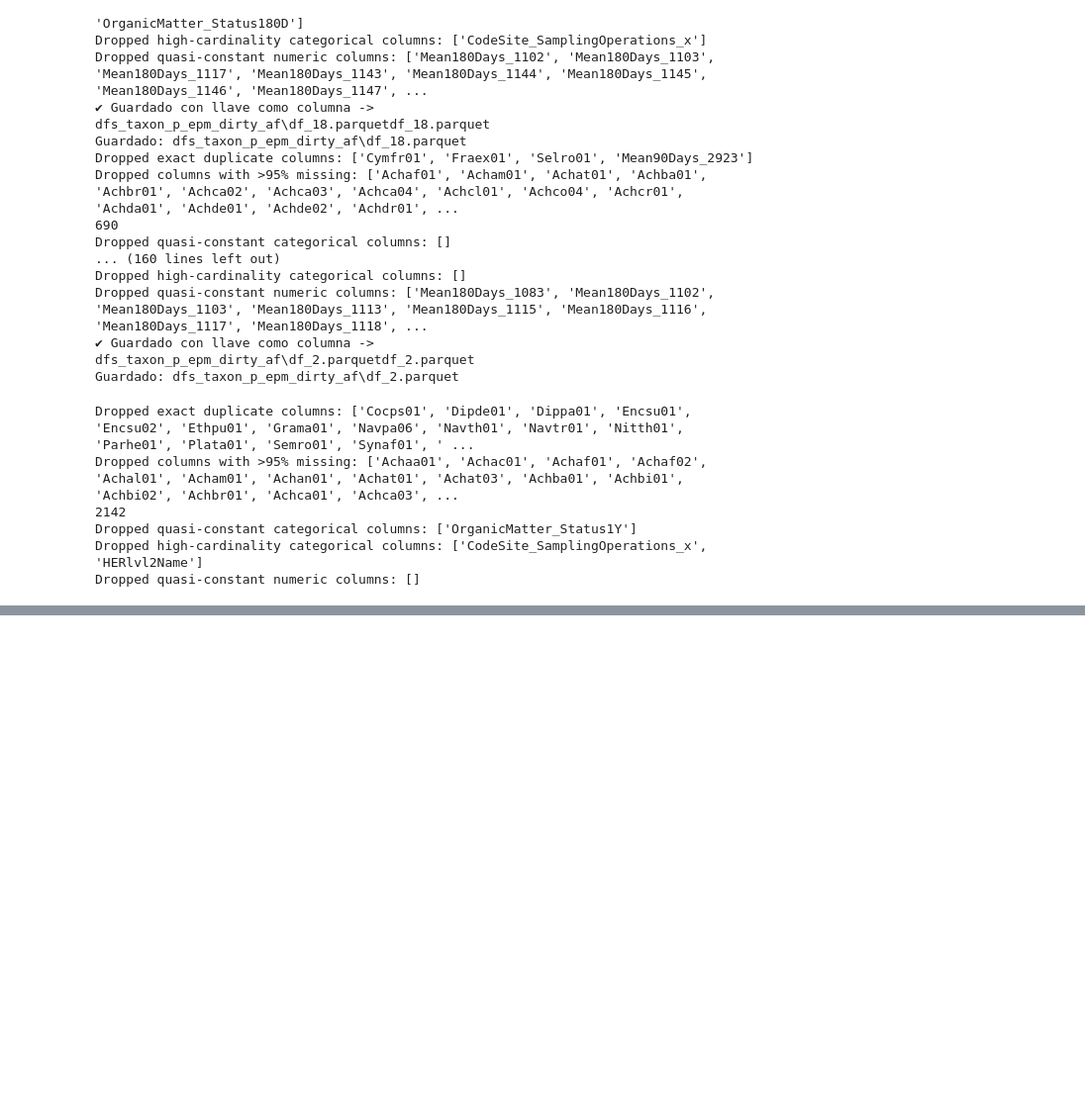
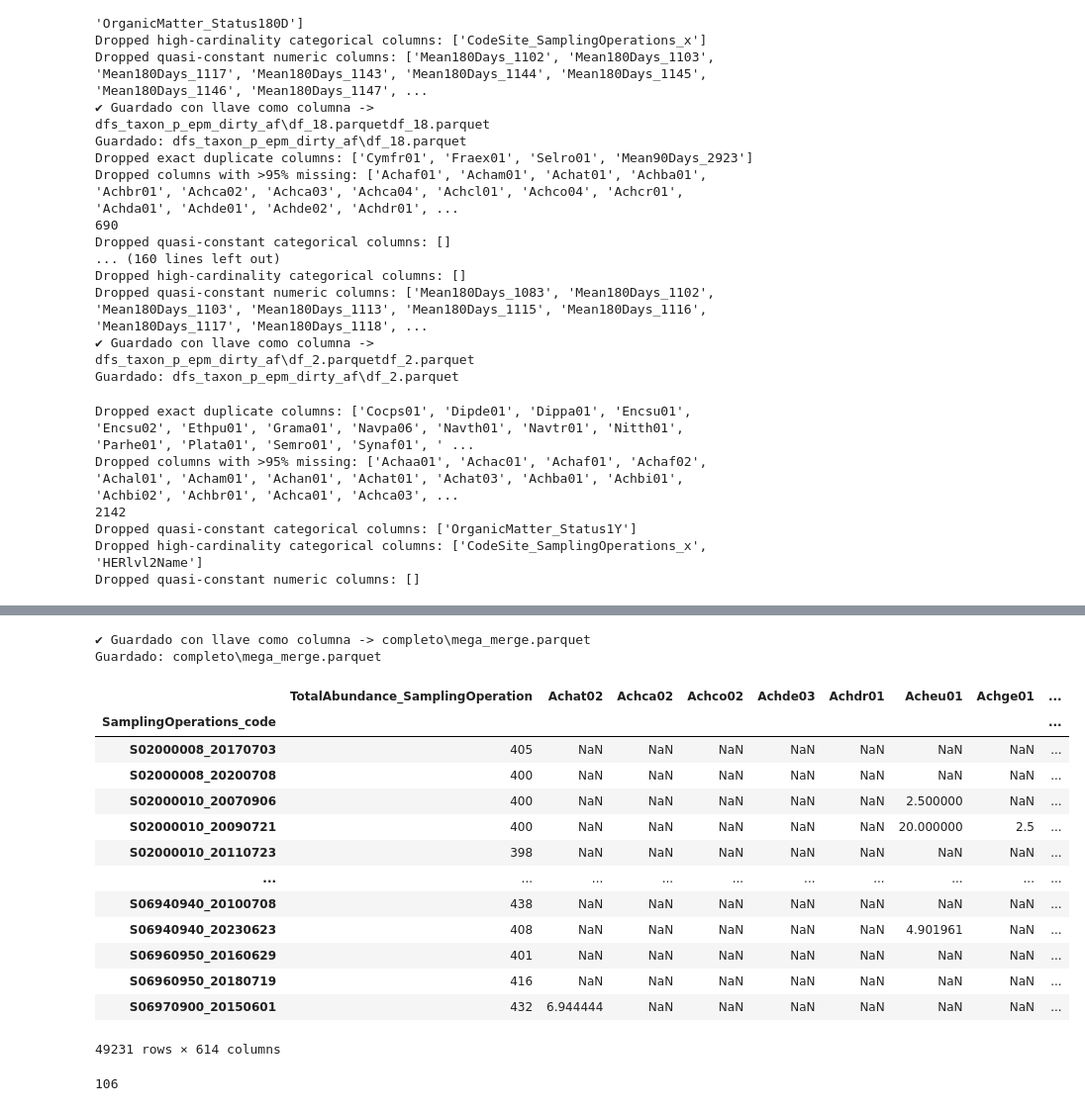
Before and after one commit to heritaco/Empilement-Tobit-CatBoost-et-interpolation-laplacienne-spatio-temporelle-pour-l-IBD-EQR, a Jupyter notebook: notebooks/06_cb_regression/deatraradelanteadtas.ipynb, the cells around one changed output, grey strips where cells are left out. Shown at 99% size. Drawn from its saved outputs; the diff is of its cells as text; code cells hidden in the pictures; blank space fills up the shorter version.

```diff
--- a/notebooks/06_cb_regression/deatraradelanteadtas.ipynb
+++ b/notebooks/06_cb_regression/deatraradelanteadtas.ipynb
@@ -1323,0 +1370,2 @@ Dropped quasi-constant numeric columns: []
+# %%
+mega_merge = build_region_train_test_epm_no_clean_full(region, sites, taxones, pressure, train, test_codes, fillna_with=0)
@@ -1323,0 +1379,36 @@ Dropped quasi-constant numeric columns: []
+# %%
+import os
+
+base_path = r"completo"
+
+file_name = f"mega_merge.parquet"
+file_path = os.path.join(base_path, file_name)
+
+# Guardar el DataFrame
+save_with_key(mega_merge, file_path )
+print(f"Guardado: {file_path}")
+# %% [output]
+✔ Guardado con llave como columna -> completo\mega_merge.parquet
+Guardado: completo\mega_merge.parquet
+# %%
+mega_merge
+# %% [output]
+|  | TotalAbundance_SamplingOperation | Achat02 | Achca02 | Achco02 | Achde03 | Achdr01 | Acheu01 | Achge01 | ... |
+| SamplingOperations_code |  |  |  |  |  |  |  |  | ... |
+| S02000008_20170703 | 405 | NaN | NaN | NaN | NaN | NaN | NaN | NaN | ... |
+| S02000008_20200708 | 400 | NaN | NaN | NaN | NaN | NaN | NaN | NaN | ... |
+| S02000010_20070906 | 400 | NaN | NaN | NaN | NaN | NaN | 2.500000 | NaN | ... |
+| S02000010_20090721 | 400 | NaN | NaN | NaN | NaN | NaN | 20.000000 | 2.5 | ... |
+| S02000010_20110723 | 398 | NaN | NaN | NaN | NaN | NaN | NaN | NaN | ... |
+| ... | ... | ... | ... | ... | ... | ... | ... | ... | ... |
+| S06940940_20100708 | 438 | NaN | NaN | NaN | NaN | NaN | NaN | NaN | ... |
+| S06940940_20230623 | 408 | NaN | NaN | NaN | NaN | NaN | 4.901961 | NaN | ... |
+| S06960950_20160629 | 401 | NaN | NaN | NaN | NaN | NaN | NaN | NaN | ... |
+| S06960950_20180719 | 416 | NaN | NaN | NaN | NaN | NaN | NaN | NaN | ... |
+| S06970900_20150601 | 432 | 6.944444 | NaN | NaN | NaN | NaN | NaN | NaN | ... |
+49231 rows × 614 columns
+# %%
+regiones = sites['HERlvl2Code'].drop_duplicates().tolist()
+len(regiones)
+# %% [output]
+106
```
Also changed, not shown: parts of 10 cells of this notebook, 46 other files.
